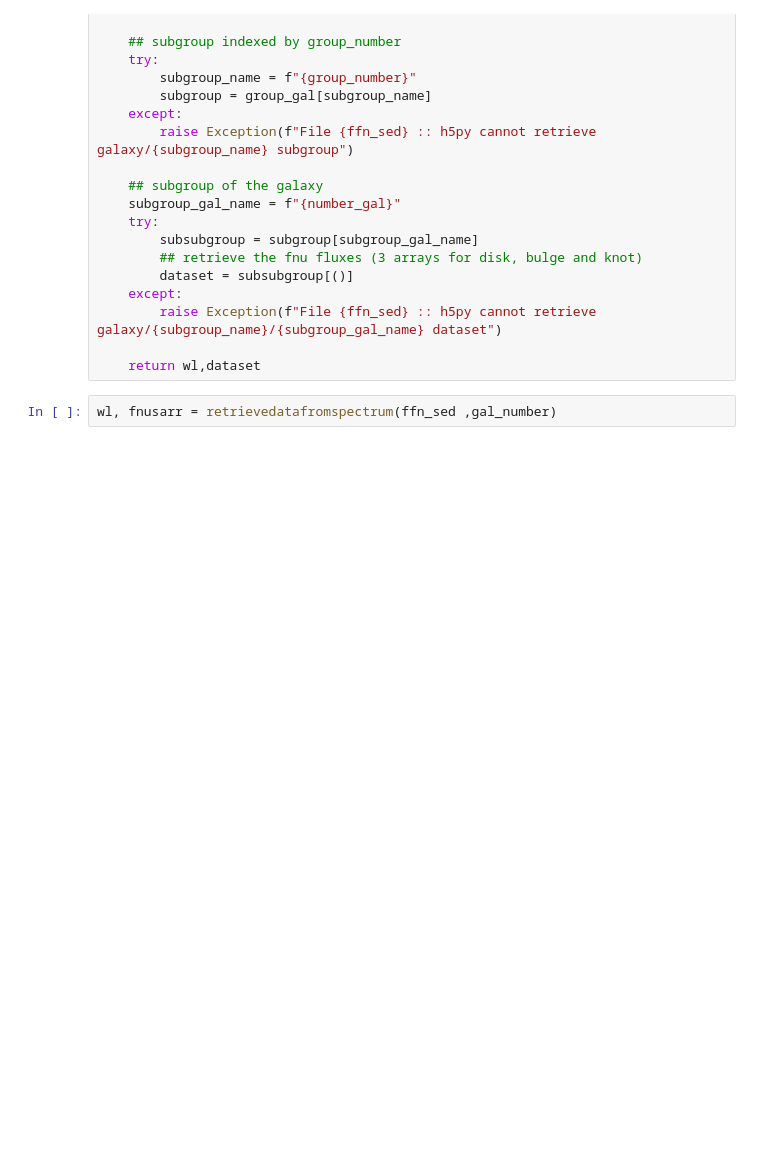
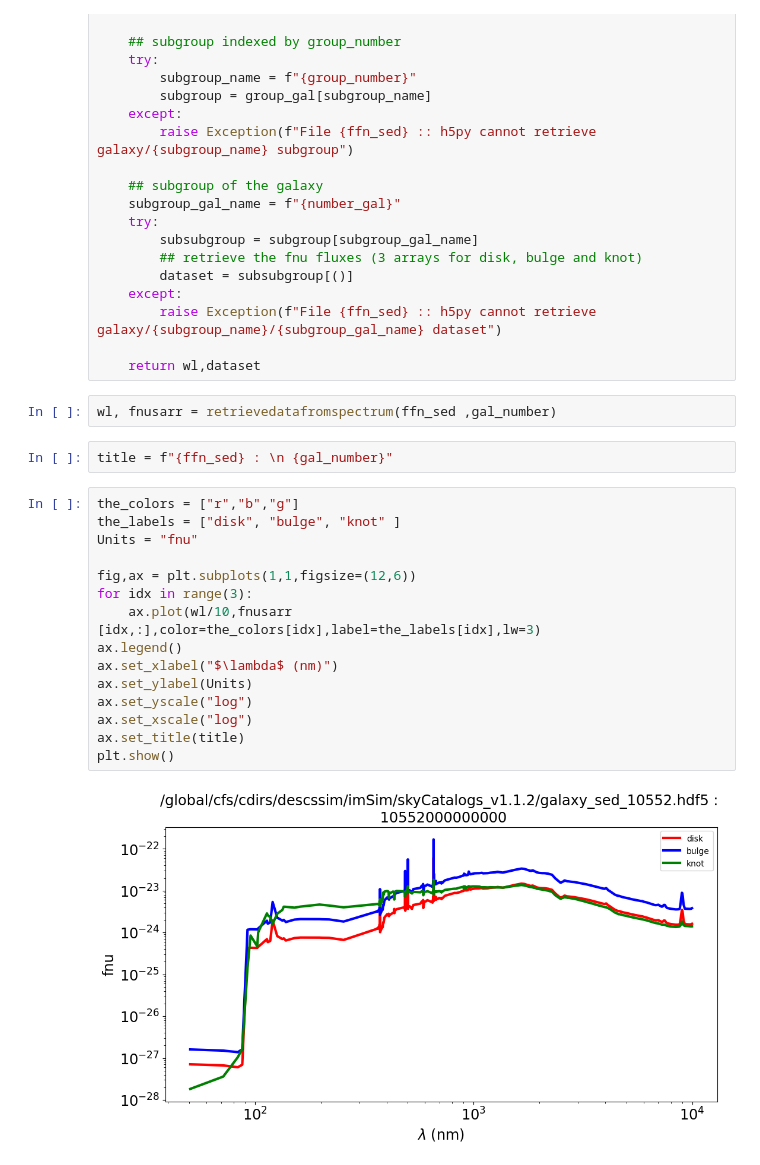
Before and after one commit to sylvielsstfr/LSSTRomanSim, a Jupyter notebook: notebooks/ViewSEDInOneHPPix.ipynb, the cells around one changed output. Drawn from its saved outputs; the diff is of its cells as text; blank space fills up the shorter version.

Commit message:
access to spectra and show throughput

```diff
--- a/notebooks/ViewSEDInOneHPPix.ipynb
+++ b/notebooks/ViewSEDInOneHPPix.ipynb
@@ -222,3 +230,22 @@ def retrievedatafromspectrum(ffn_sed,number_gal):
     return wl,dataset
 # %%
 wl, fnusarr = retrievedatafromspectrum(ffn_sed ,gal_number)
+# %%
+title = f"{ffn_sed} : \n {gal_number}"
+# %%
+the_colors = ["r","b","g"]
+the_labels = ["disk", "bulge", "knot" ]
+Units = "fnu"
+
+fig,ax = plt.subplots(1,1,figsize=(12,6))
+for idx in range(3):
+    ax.plot(wl/10,fnusarr [idx,:],color=the_colors[idx],label=the_labels[idx],lw=3)
+ax.legend()
+ax.set_xlabel("$\lambda$ (nm)")
+ax.set_ylabel(Units)
+ax.set_yscale("log")
+ax.set_xscale("log")
+ax.set_title(title)
+plt.show()
+# %% [output]
+[figure, added]
```
Also changed, not shown: parts of 3 cells of this notebook, 2 other files.
